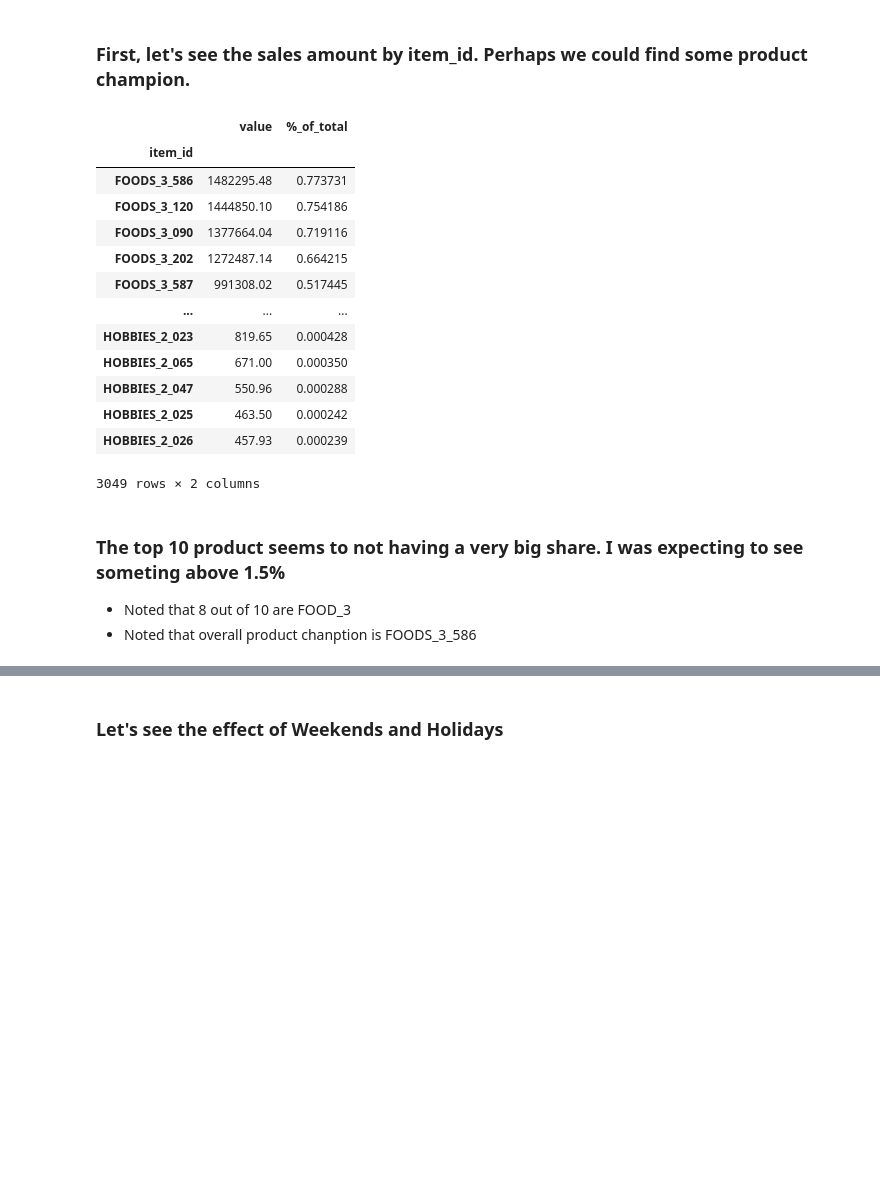
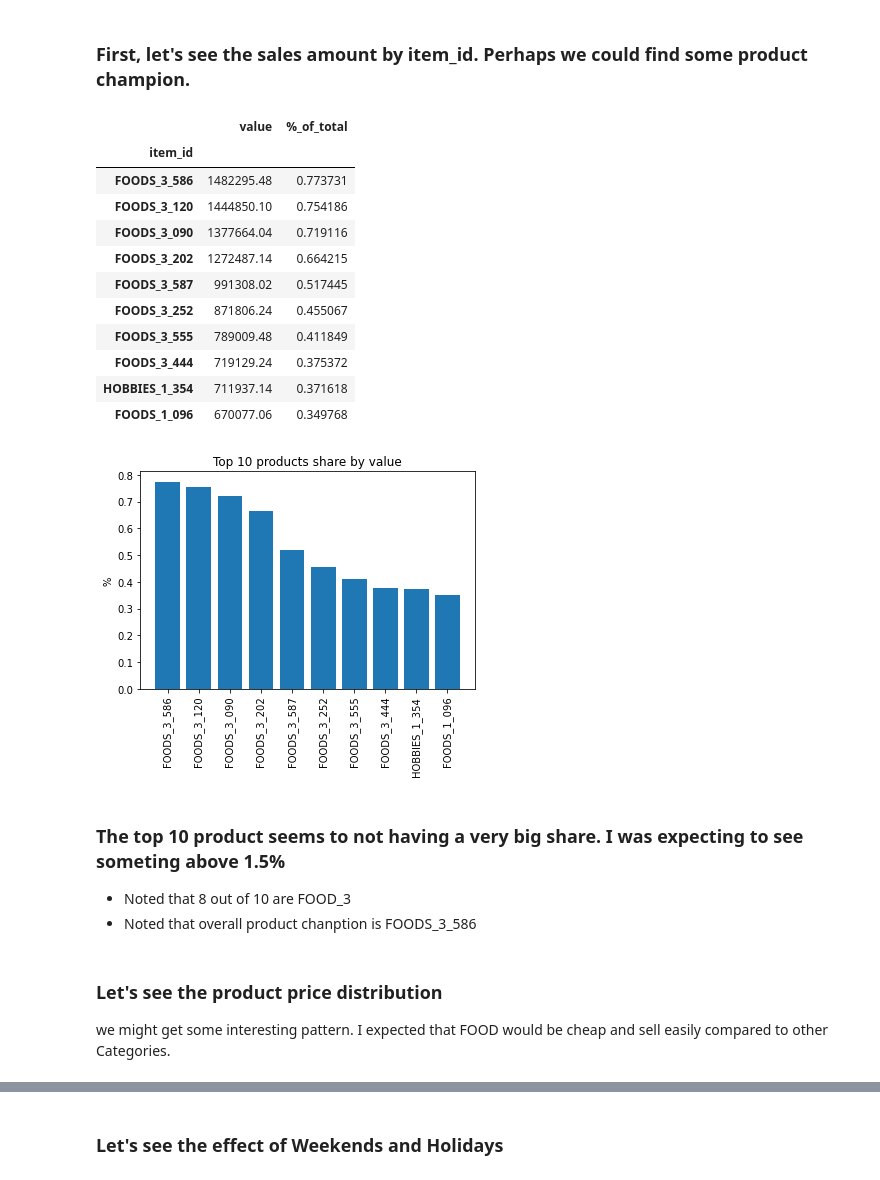
Before and after one commit to soi130/M5_case_study, a Jupyter notebook: M5_analysis.ipynb, the cells around one changed output, grey strips where cells are left out. Saved outputs shown, nothing was run; the diff lists cells and outputs as text; code cells hidden in the pictures; blank space fills up the shorter version.

```diff
--- a/M5_analysis.ipynb
+++ b/M5_analysis.ipynb
@@ -630,32 +680,42 @@ gc.collect()
 # %%
 def top_10_prod(total_df):
 
     total_amount = total_df['value'].sum()
 
     amount_by_product = total_df[['item_id','value']].groupby('item_id').sum()
     amount_by_product['%_of_total'] = (amount_by_product['value']*100)/total_amount
-    amount_by_product.sort_values(by='%_of_total',ascending=False).head(10)
+    amount_by_product.sort_values(by='%_of_total',ascending=False)
+    df = amount_by_product.sort_values('%_of_total',ascending=False).head(10)
 
-    return amount_by_product.sort_values('%_of_total',ascending=False)
+    fig = plt.figure()
+    plt.bar(df.index,df['%_of_total'])
+    plt.title('Top 10 products share by value')
+    plt.ylabel('%')
+    plt.xticks(rotation=90)
+
+    return df
 
 top_10_prod(total_df)
 # %% [output]
 |  | value | %_of_total |
 | item_id |  |  |
 | FOODS_3_586 | 1482295.48 | 0.773731 |
 | FOODS_3_120 | 1444850.10 | 0.754186 |
 | FOODS_3_090 | 1377664.04 | 0.719116 |
 | FOODS_3_202 | 1272487.14 | 0.664215 |
 | FOODS_3_587 | 991308.02 | 0.517445 |
-| ... | ... | ... |
-| HOBBIES_2_023 | 819.65 | 0.000428 |
-| HOBBIES_2_065 | 671.00 | 0.000350 |
-| HOBBIES_2_047 | 550.96 | 0.000288 |
-| HOBBIES_2_025 | 463.50 | 0.000242 |
-| HOBBIES_2_026 | 457.93 | 0.000239 |
+| FOODS_3_252 | 871806.24 | 0.455067 |
+| FOODS_3_555 | 789009.48 | 0.411849 |
+| FOODS_3_444 | 719129.24 | 0.375372 |
+| HOBBIES_1_354 | 711937.14 | 0.371618 |
+| FOODS_1_096 | 670077.06 | 0.349768 |
-3049 rows × 2 columns
+[figure, added]
 # %% [markdown]
 ### The top 10 product seems to not having a very big share. I was expecting to see someting above 1.5%
 
 * Noted that 8 out of 10 are FOOD_3
 * Noted that overall product chanption is FOODS_3_586
+# %% [markdown]
+### Let's see the product price distribution
+
+we might get some interesting pattern. I expected that FOOD would be cheap and sell easily compared to other Categories.
```
Also changed, not shown: parts of 24 cells of this notebook, 15 other files.
